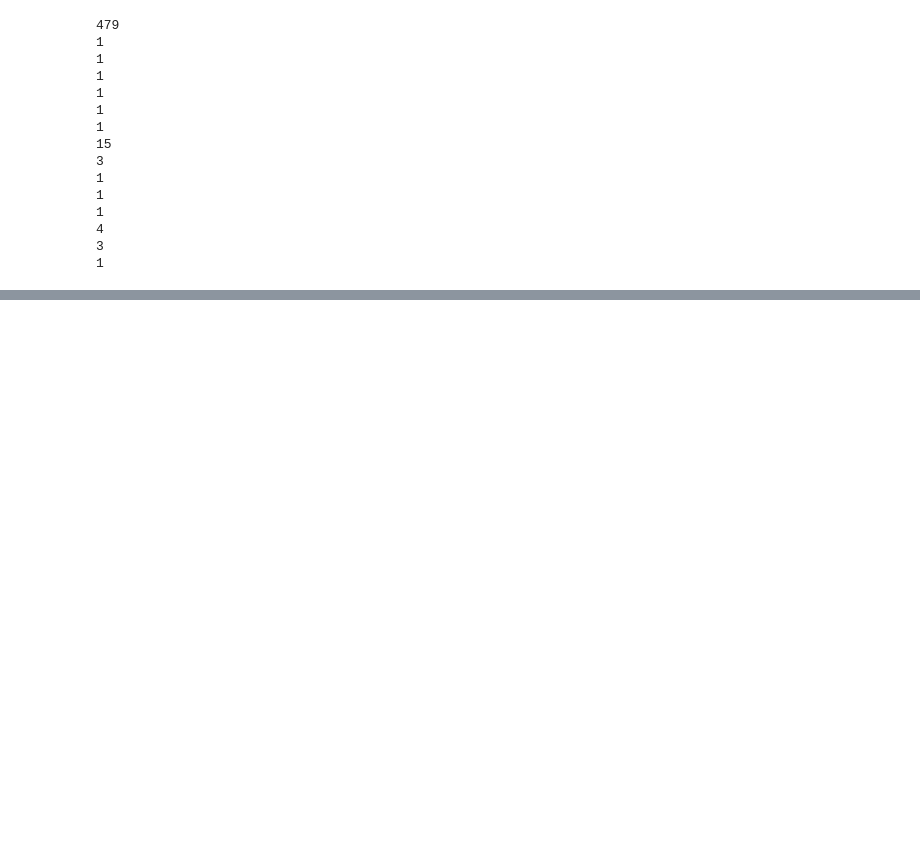
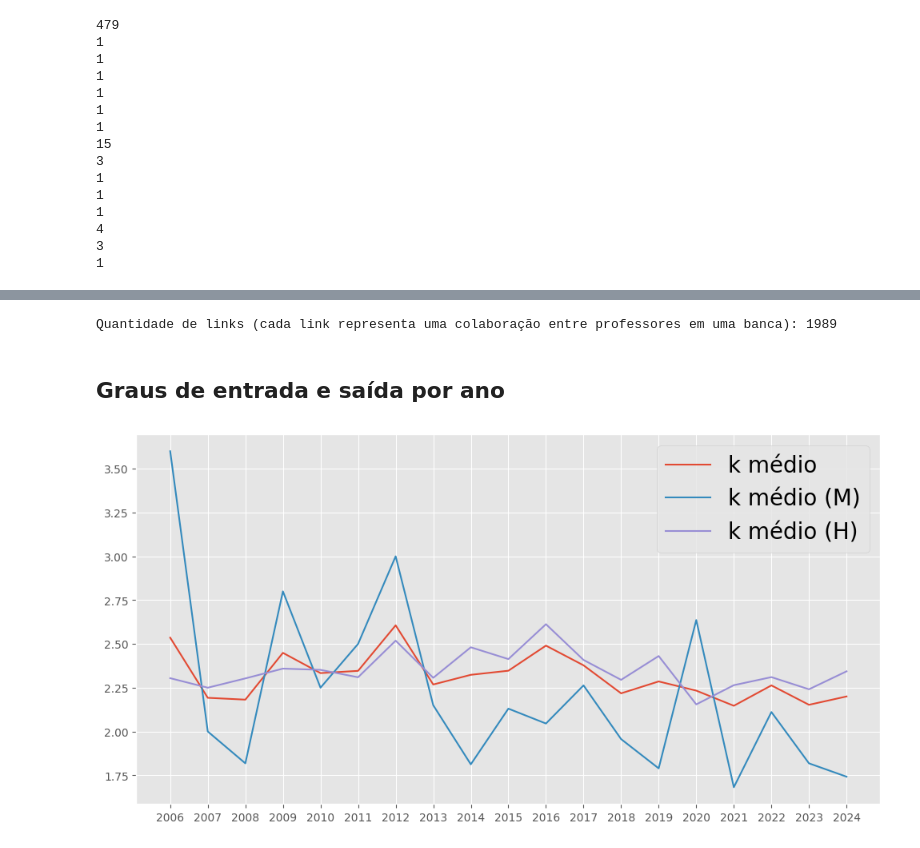
Before and after one commit to gondimjoaom/mo412-projetofinal, a Jupyter notebook: propriedades.ipynb, the cells around one changed output, grey strips where cells are left out. Cells and saved outputs as stored; diff of their text form; code cells hidden in the pictures; blank space fills up the shorter version.

```diff
--- a/propriedades.ipynb
+++ b/propriedades.ipynb
@@ -229,0 +302,2 @@ for c_ in c:
+# %%
+pos = nx.drawing.nx_pydot.graphviz_layout(grafo_defesas, prog="twopi")
@@ -229,0 +387,39 @@ for c_ in c:
+# %%
+print(f"Quantidade de links (cada link representa uma colaboração entre professores em uma banca): {len(grafo_defesas.edges)}")
+# %% [output]
+Quantidade de links (cada link representa uma colaboração entre professores em uma banca): 1989
+# %% [markdown]
+## Graus de entrada e saída por ano
+# %%
+df_dict = collections.defaultdict(list)
+for ano in range(2006, 2025):
+    edges_ano = []
+    for person1, person2, infos in grafo_defesas.edges(data=True):
+        # node1 = grafo_defesas.nodes[person1]
+        # node2 = grafo_defesas.nodes[person2]
+        if infos["ano"] != ano: continue
+        edges_ano.append((person1, person2, 0))
+    grafo_defesas_ano = grafo_defesas.edge_subgraph(edges_ano)
+    # print(f"Quantidade de nós (cada nó representa uma professora/professor que participou de uma banca orientando ou avaliando): {len(grafo_defesas_ano.nodes)}")
+    k = np.array([d for _, d in grafo_defesas_ano.degree()]).mean()
+    k_in = np.array([d for _, d in grafo_defesas_ano.in_degree()]).mean()
+    k_out = np.array([d for _, d in grafo_defesas_ano.out_degree()]).mean()
+    df_dict["k"].append(k)
+    df_dict["k_in"].append(k_in)
+    df_dict["k_out"].append(k_out)
+    genero = "Feminino"
+    grafo_defesas_genero = [x for x, y in grafo_defesas_ano.nodes(data=True) if y["genero"] == genero]
+    graus = np.array([d for pessoa, d in grafo_defesas_ano.degree() if pessoa in grafo_defesas_genero])
+    graus_saida = np.array([d for pessoa, d in grafo_defesas_ano.out_degree() if pessoa in grafo_defesas_genero])
+    graus_entrada = np.array([d for pessoa, d in grafo_defesas_ano.in_degree() if pessoa in grafo_defesas_genero])
+    df_dict["k_F"].append(graus.mean())
+    df_dict["k_in_F"].append(graus_entrada.mean())
+    df_dict["k_out_F"].append(graus_saida.mean())
+    genero = "Masculino"
+    grafo_defesas_genero = [x for x, y in grafo_defesas_ano.nodes(data=True) if y["genero"] == genero]
+    graus = np.array([d for pessoa, d in grafo_defesas_ano.degree() if pessoa in grafo_defesas_genero])
+    graus_saida = np.array([d for pessoa, d in grafo_defesas_ano.out_degree() if pessoa in grafo_defesas_genero])
+    graus_entrada = np.array([d for pessoa, d in grafo_defesas_ano.in_degree() if pessoa in grafo_defesas_genero])
+    df_dict["k_M"].append(graus.mean())
+    df_dict["k_in_M"].append(graus_entrada.mean())
+    df_dict["k_out_M"].append(graus_saida.mean())
@@ -229,0 +428,11 @@ for c_ in c:
+# %%
+plt.style.use('ggplot')
+# %%
+fig, ax = plt.subplots(figsize=(12,6))
+ax.plot(range(2006, 2025), df_dict["k"], label="k médio")
+ax.plot(range(2006, 2025), df_dict["k_F"], label="k médio (M)")
+ax.plot(range(2006, 2025), df_dict["k_M"], label="k médio (H)")
+ax.legend(fontsize=20)
+_=ax.set_xticks(range(2006,2025))
+# %% [output]
+[figure, added]
```
Also changed, not shown: parts of 28 cells of this notebook, 3 other files.
